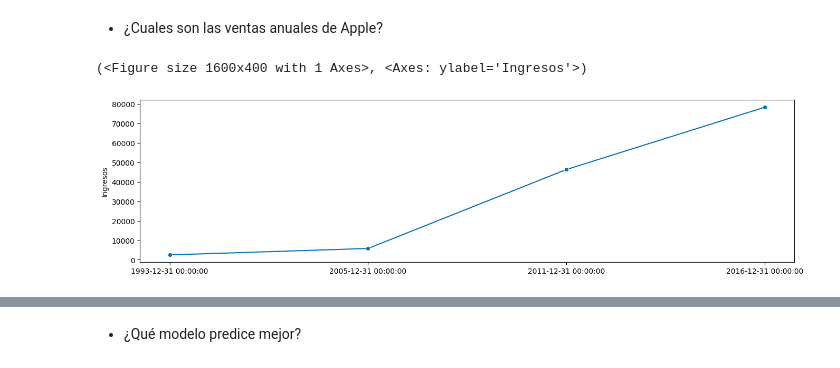
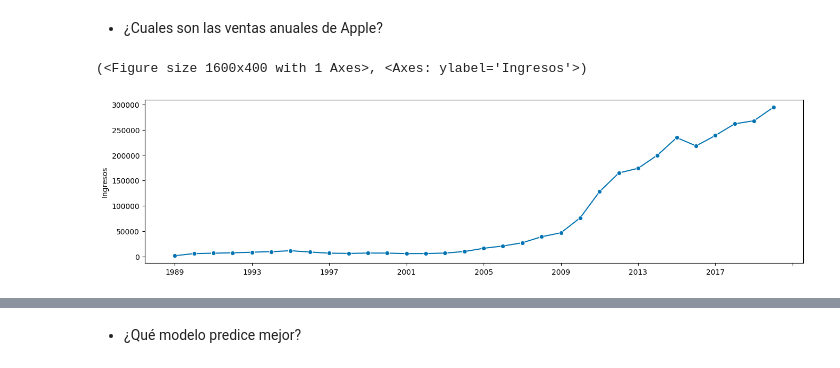
Before and after one commit to alvaropdr10/alvaro_2, a Jupyter notebook: Perez_de_Rojas_Alvaro-Hw_1.ipynb, the cells around one changed output, grey strips where cells are left out. Cells and saved outputs as stored; diff of their text form; code cells hidden in the pictures.

```diff
--- a/Perez_de_Rojas_Alvaro-Hw_1.ipynb
+++ b/Perez_de_Rojas_Alvaro-Hw_1.ipynb
@@ -292,10 +296,10 @@ Tendecia aditiva, y estacionalidad multiplicativa. Aunque tambien se podria deci
 # %% [markdown]
 - ¿Cuales son las ventas anuales de Apple?
-# %%
-df_anual = pd.DataFrame(df['Ingresos']).resample('Y').asfreq()
-df_anual = df_anual[(~df_anual['Ingresos'].isna())]
-
-plot_series(df_anual['Ingresos'])
-# %% [output]
-(<Figure size 1600x400 with 1 Axes>, <Axes: ylabel='Ingresos'>)
-[figure, removed]
+# %%
+anual = df[:'2020']['Ingresos'].groupby(pd.Grouper(freq='Y')).sum()
+anual.index = anual.index.year
+
+plot_series(anual)
+# %% [output]
+(<Figure size 1600x400 with 1 Axes>, <Axes: ylabel='Ingresos'>)
+[figure, added]
```
Also changed, not shown: parts of 7 cells of this notebook.
